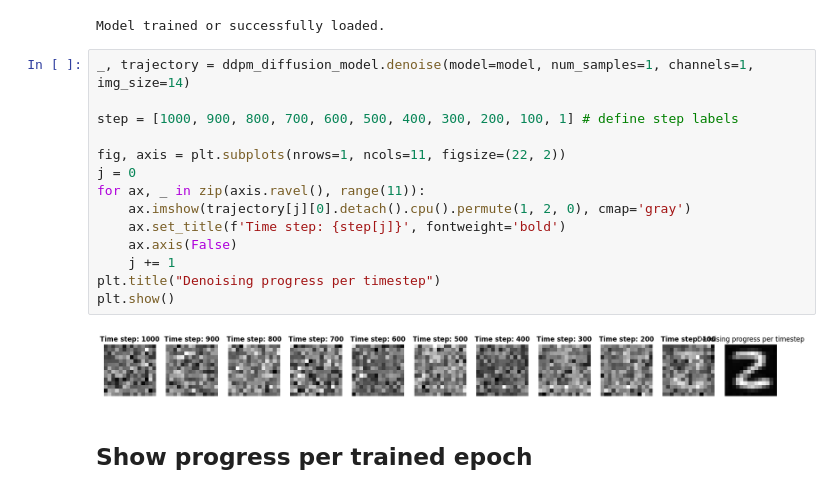
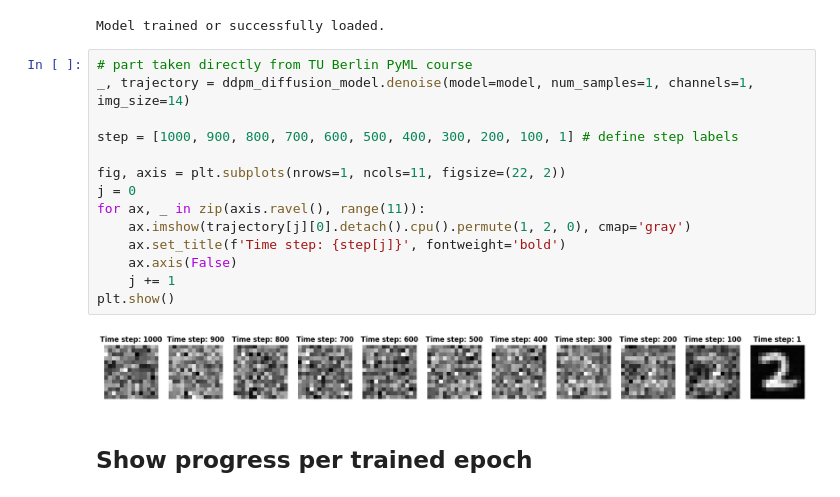
Before and after one commit to DamianAtlass/evaluating-a-diffusion-model-using-a-CNN, a Jupyter notebook: main.ipynb, the cells around one changed output. Cells and saved outputs as stored; diff of their text form.

```diff
--- a/main.ipynb
+++ b/main.ipynb
@@ -221,21 +220,21 @@ print("Model trained or successfully loaded.")
 path = 'C:\\Users\\damia\\Desktop\\evaluating-a-diffusion-model-using-a-CNN\\saved_data\\mnist\\models'
 Model trained or successfully loaded.
 # %%
+# part taken directly from TU Berlin PyML course
 _, trajectory = ddpm_diffusion_model.denoise(model=model, num_samples=1, channels=1, img_size=14)
 
 step = [1000, 900, 800, 700, 600, 500, 400, 300, 200, 100, 1] # define step labels
 
 fig, axis = plt.subplots(nrows=1, ncols=11, figsize=(22, 2))
 j = 0
 for ax, _ in zip(axis.ravel(), range(11)):
     ax.imshow(trajectory[j][0].detach().cpu().permute(1, 2, 0), cmap='gray')
     ax.set_title(f'Time step: {step[j]}', fontweight='bold')
     ax.axis(False)
     j += 1
-plt.title("Denoising progress per timestep")
 plt.show()
 # %% [output]
-[figure, old version]
+[figure, new version]
 # %% [markdown]
 ## Show progress per trained epoch
 # %%
```
Also changed, not shown: parts of 4 cells of this notebook, 1 other file.
